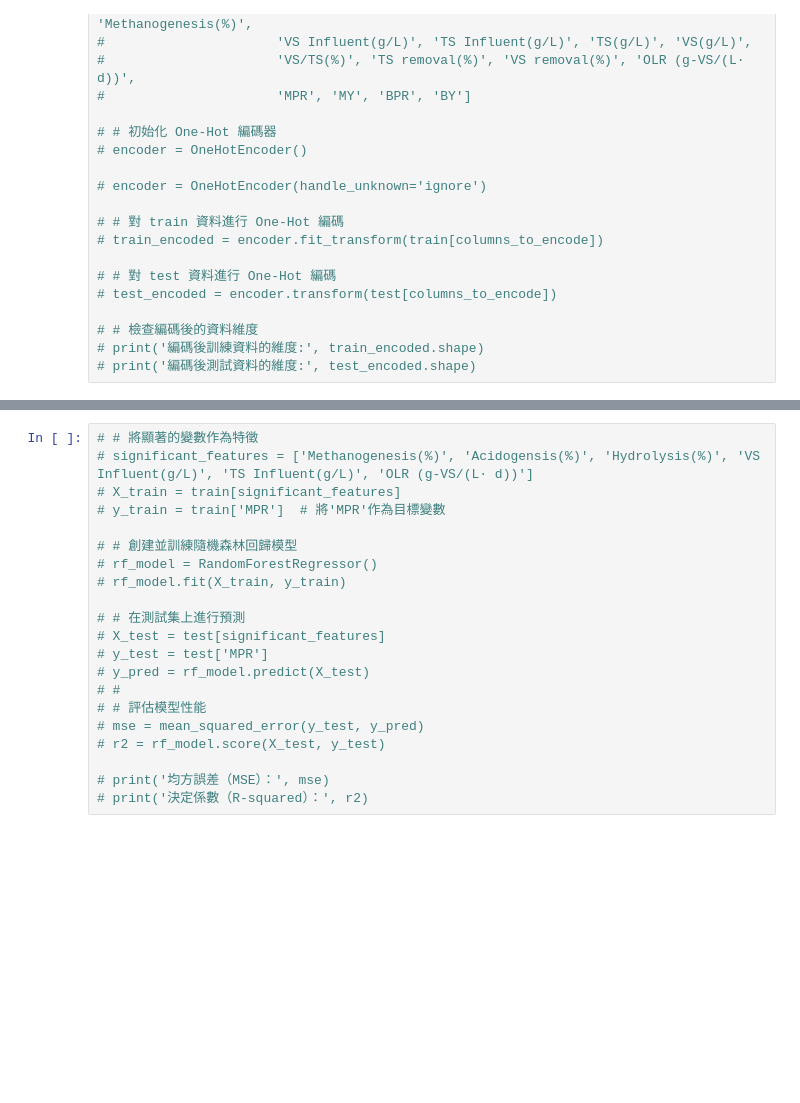
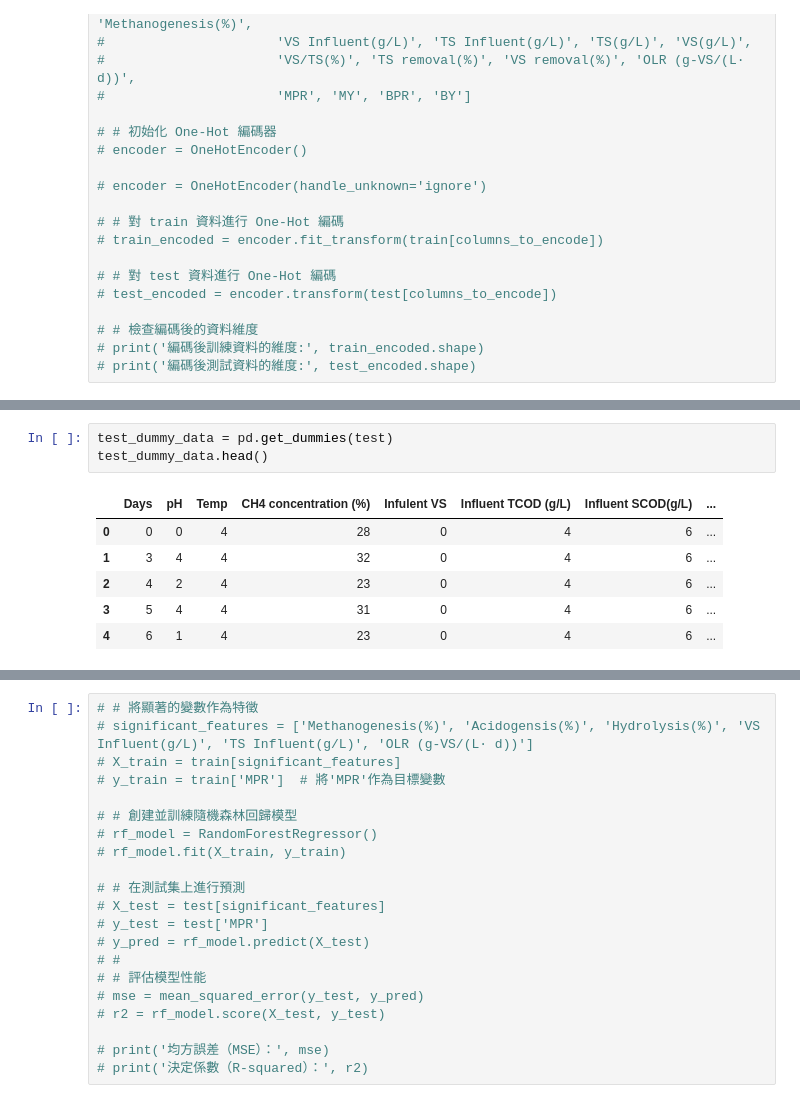
Before and after one commit to wenyi22/-, a Jupyter notebook: part1.ipynb, the cells around one changed output, grey strips where cells are left out. Saved outputs shown, nothing was run; the diff lists cells and outputs as text; blank space fills up the shorter version.

```diff
--- a/part1.ipynb
+++ b/part1.ipynb
@@ -319,0 +342,10 @@ train_dummy_data.head()
+# %%
+test_dummy_data = pd.get_dummies(test)
+test_dummy_data.head()
+# %% [output]
+|  | Days | pH | Temp | CH4 concentration (%) | Infulent VS | Influent TCOD (g/L) | Influent SCOD(g/L) | ... |
+| 0 | 0 | 0 | 4 | 28 | 0 | 4 | 6 | ... |
+| 1 | 3 | 4 | 4 | 32 | 0 | 4 | 6 | ... |
+| 2 | 4 | 2 | 4 | 23 | 0 | 4 | 6 | ... |
+| 3 | 5 | 4 | 4 | 31 | 0 | 4 | 6 | ... |
+| 4 | 6 | 1 | 4 | 23 | 0 | 4 | 6 | ... |
```
Also changed, not shown: parts of 32 cells of this notebook.
